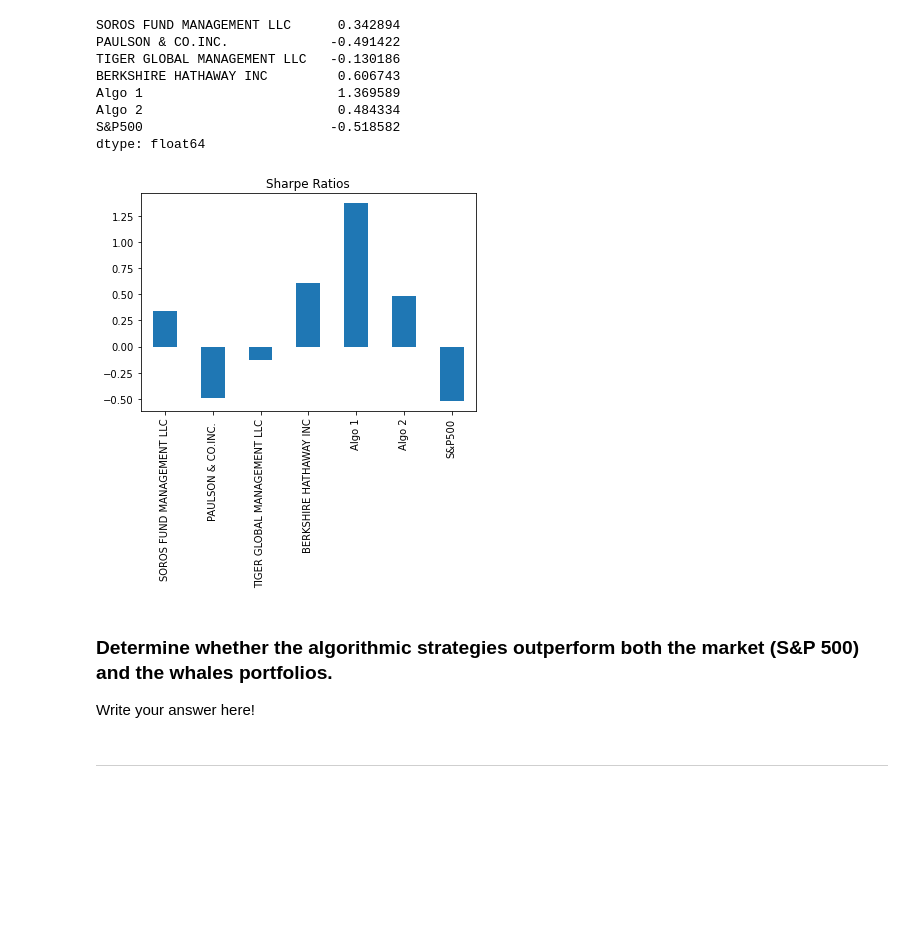
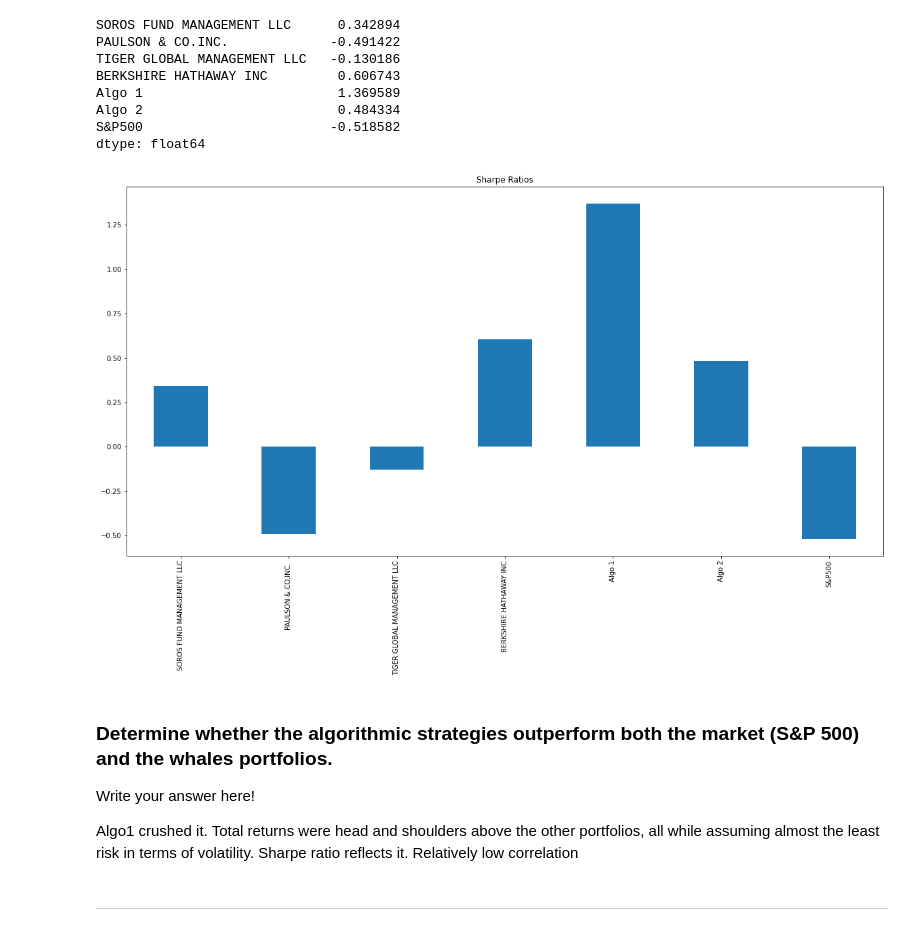
Before and after one commit to jordan-gilmartin/pandas-portfolio-analysis, a Jupyter notebook: whale_analysis.ipynb, the cells around one changed output. Drawn from its saved outputs; the diff is of its cells as text; code cells hidden in the pictures; blank space fills up the shorter version.

Commit message:
added note on Algo1 performance

```diff
--- a/whale_analysis.ipynb
+++ b/whale_analysis.ipynb
@@ -1022,13 +1022,15 @@ S&P500                        -0.518582
 dtype: float64
 # %%
 # Visualize the sharpe ratios as a bar plot
-sharpe.plot.bar(title='Sharpe Ratios');
+sharpe.plot.bar(figsize=(20,10), title='Sharpe Ratios');
 # %% [output]
-[figure, old version]
+[figure, new version]
 # %% [markdown]
 ### Determine whether the algorithmic strategies outperform both the market (S&P 500) and the whales portfolios.
 
 Write your answer here!
+
+Algo1 crushed it.  Total returns were head and shoulders above the other portfolios, all while assuming almost the least risk in terms of volatility.  Sharpe ratio reflects it.  Relatively low correlation
 # %% [markdown]
 ---
 # %% [markdown]
```
